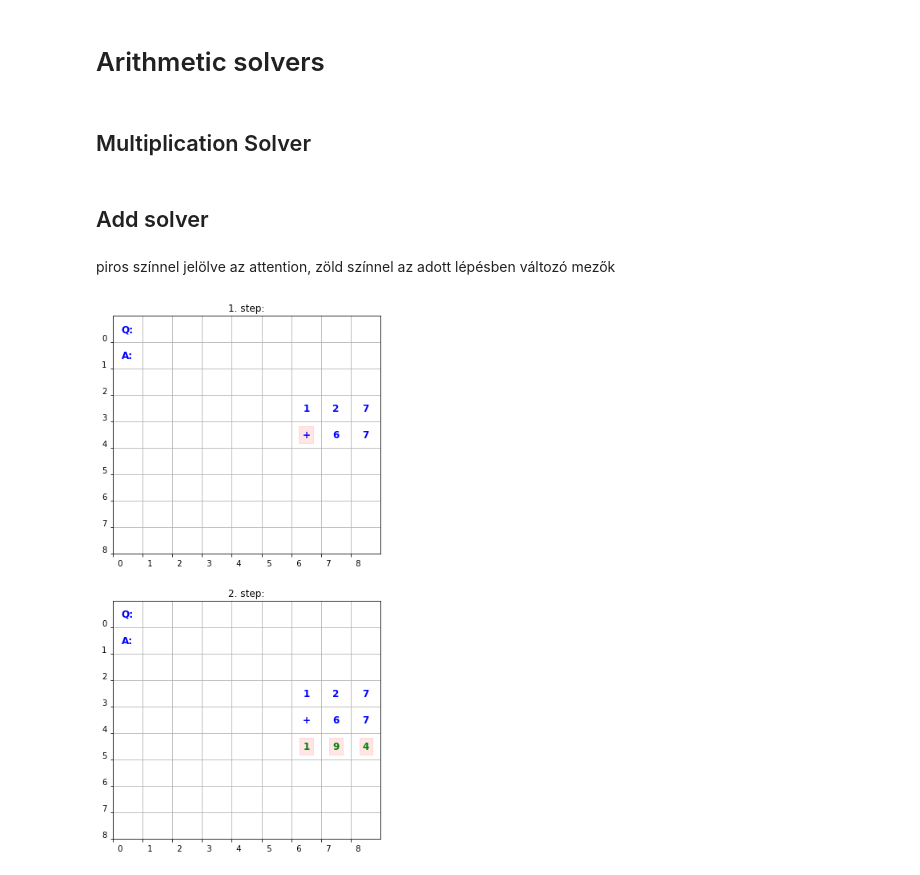
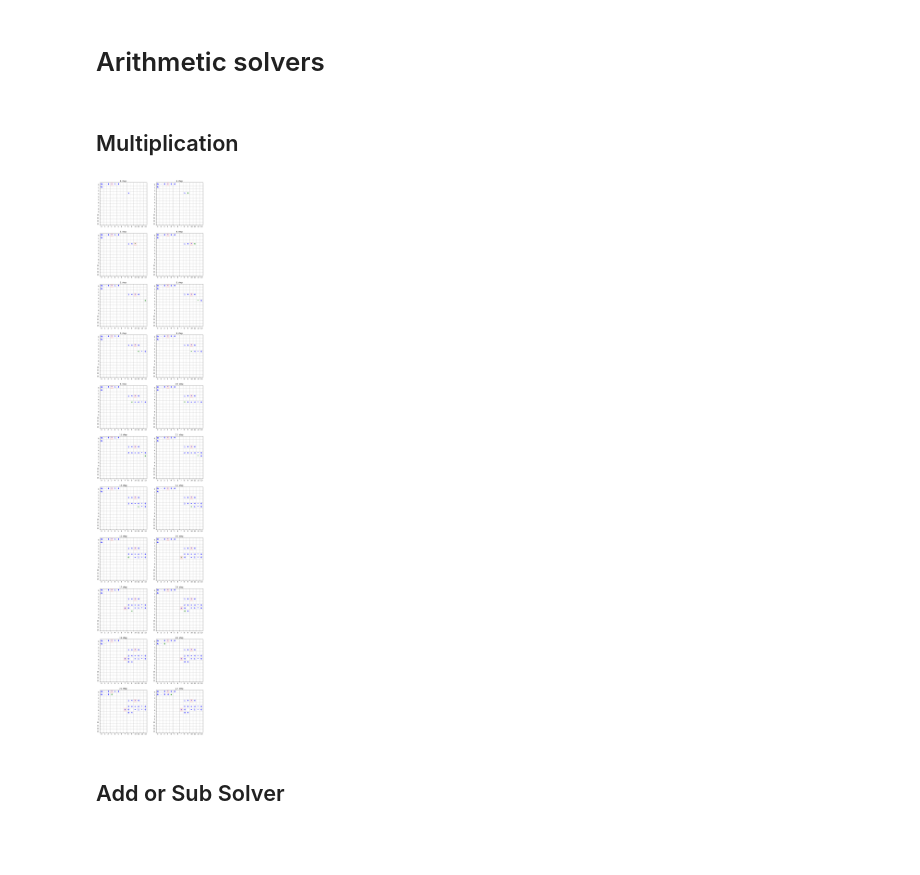
Before and after one commit to csadrian/arithmetics_on_paper, a Jupyter notebook: examples.ipynb, the cells around one changed output. Drawn from its saved outputs; the diff is of its cells as text; code cells hidden in the pictures; blank space fills up the shorter version.

Commit message:
updated examples notebook

```diff
--- a/examples.ipynb
+++ b/examples.ipynb
@@ -17,4 +9,4 @@ GRID_SIZE = 10
 # %% [markdown]
 # Arithmetic solvers
 # %% [markdown]
-## Multiplication Solver
+## Multiplication
@@ -30,4 +13,7 @@ def solve_multiplication(a=decimal.Decimal('0.23'), b=decimal.Decimal('0.67')):
+# %%
+plot_example_md('arithmetic__mul', Solver=solvers.MultiplySolver2, entropy_args=(0,1),
+               skip_ntypes=())
+# %% [output]
+[figure, added]
 # %% [markdown]
-## Add solver
+## Add or Sub Solver
-# %% [markdown]
-piros színnel jelölve az attention, zöld színnel az adott lépésben változó mezők
@@ -37,4 +19,0 @@ def add_problem(a=127, b=67):
-# %%
-plot_example(AddSolver, add_problem())
-# %% [output]
-[figure, removed]
```
Also changed, not shown: parts of 37 cells of this notebook.
